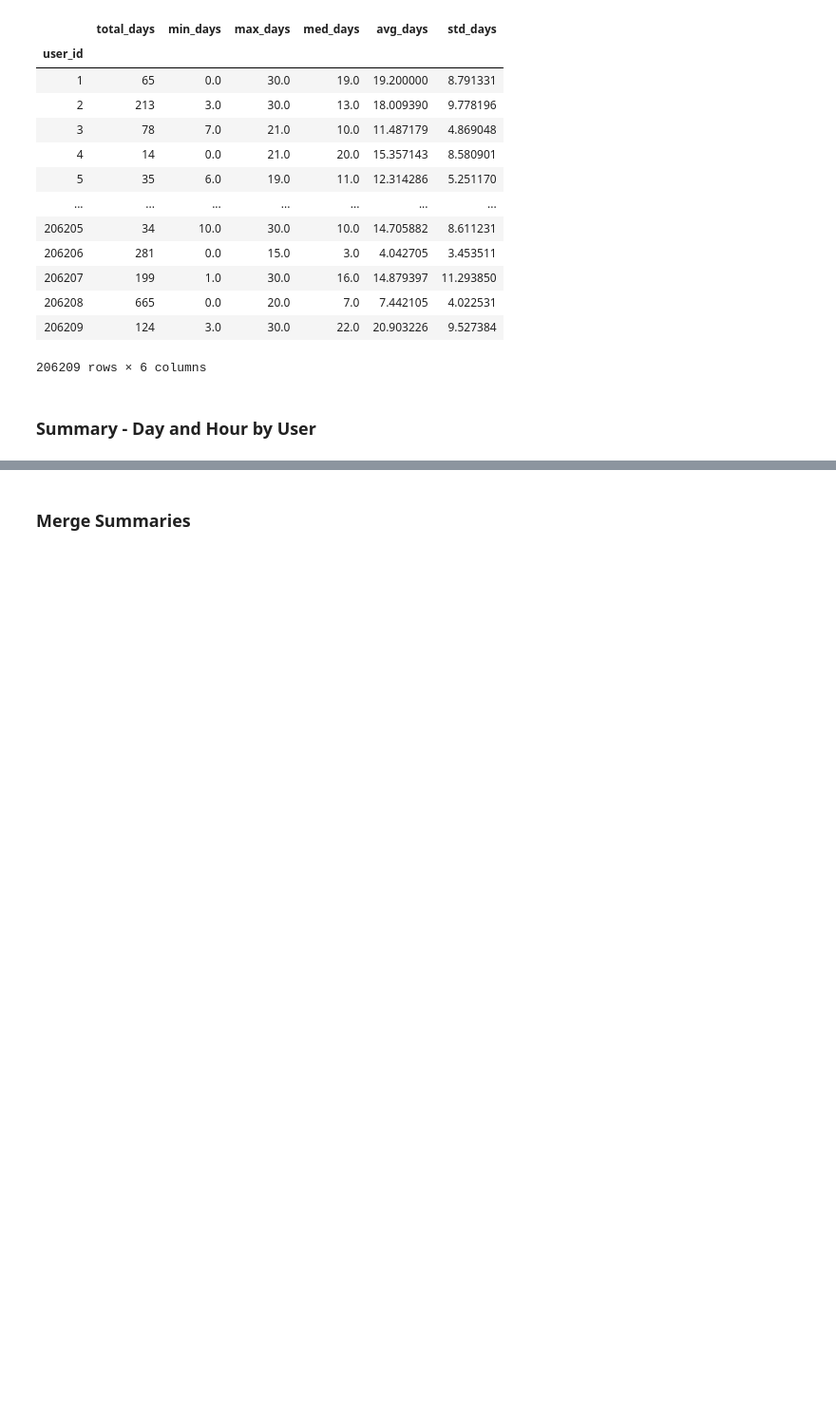
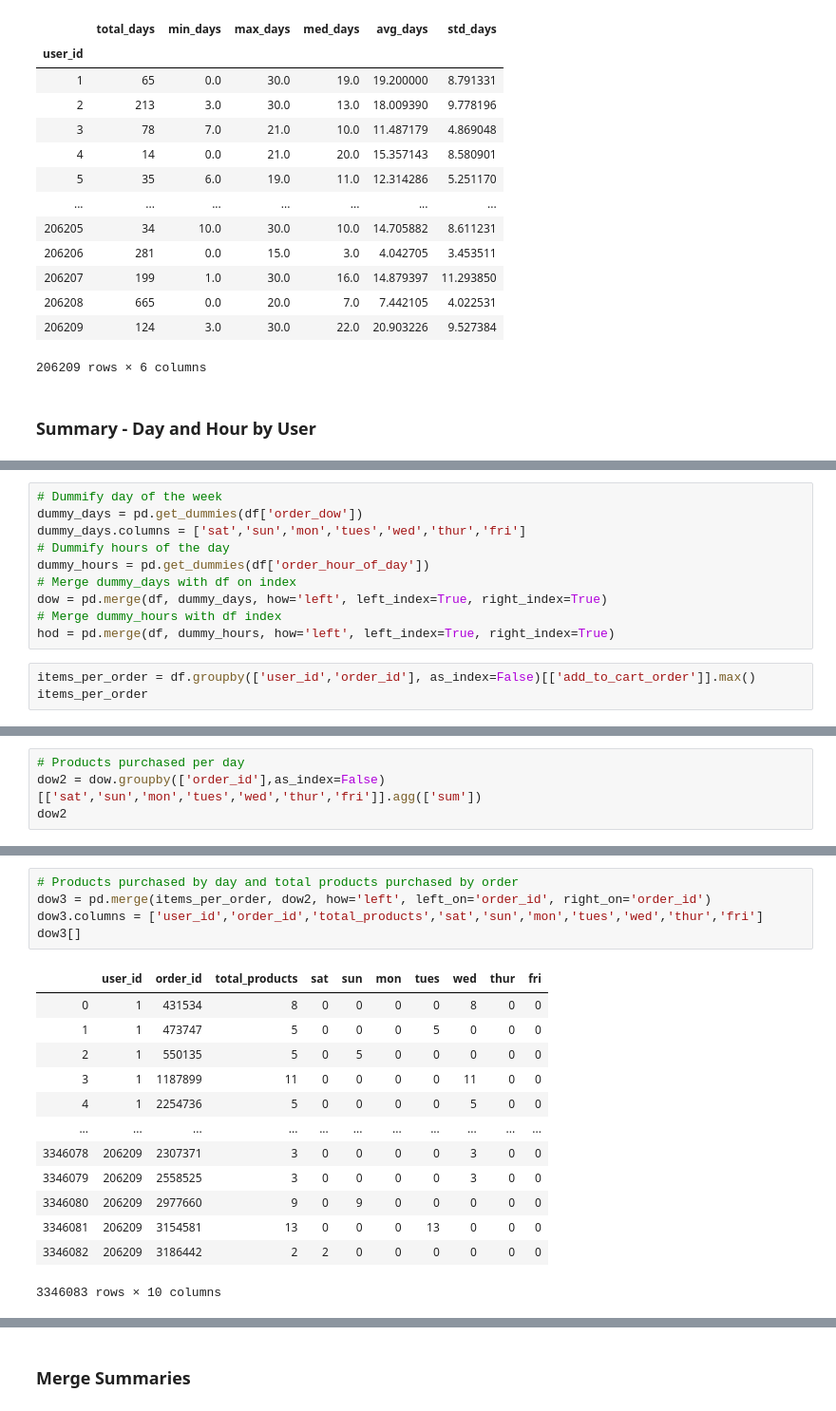
Before and after one commit to Josefa-Sullivan/Instacart, a Jupyter notebook: Jordan/EDA_Jordan.ipynb, the cells around one changed output, grey strips where cells are left out. Shown at 95% size. Saved outputs shown, nothing was run; the diff lists cells and outputs as text; blank space fills up the shorter version.

```diff
--- a/Jordan/EDA_Jordan.ipynb
+++ b/Jordan/EDA_Jordan.ipynb
@@ -134,0 +167,13 @@ days
+# %%
+# Dummify day of the week
+dummy_days = pd.get_dummies(df['order_dow'])
+dummy_days.columns = ['sat','sun','mon','tues','wed','thur','fri']
+# Dummify hours of the day
+dummy_hours = pd.get_dummies(df['order_hour_of_day'])
+# Merge dummy_days with df on index
+dow = pd.merge(df, dummy_days, how='left', left_index=True, right_index=True)
+# Merge dummy_hours with df index
+hod = pd.merge(df, dummy_hours, how='left', left_index=True, right_index=True)
+# %%
+items_per_order = df.groupby(['user_id','order_id'], as_index=False)[['add_to_cart_order']].max()
+items_per_order
@@ -134,0 +194,4 @@ days
+# %%
+# Products purchased per day
+dow2 = dow.groupby(['order_id'],as_index=False)[['sat','sun','mon','tues','wed','thur','fri']].agg(['sum'])
+dow2
@@ -134,0 +214,19 @@ days
+# %%
+# Products purchased by day and total products purchased by order
+dow3 = pd.merge(items_per_order, dow2, how='left', left_on='order_id', right_on='order_id')
+dow3.columns = ['user_id','order_id','total_products','sat','sun','mon','tues','wed','thur','fri']
+dow3[]
+# %% [output]
+|  | user_id | order_id | total_products | sat | sun | mon | tues | wed | thur | fri |
+| 0 | 1 | 431534 | 8 | 0 | 0 | 0 | 0 | 8 | 0 | 0 |
+| 1 | 1 | 473747 | 5 | 0 | 0 | 0 | 5 | 0 | 0 | 0 |
+| 2 | 1 | 550135 | 5 | 0 | 5 | 0 | 0 | 0 | 0 | 0 |
+| 3 | 1 | 1187899 | 11 | 0 | 0 | 0 | 0 | 11 | 0 | 0 |
+| 4 | 1 | 2254736 | 5 | 0 | 0 | 0 | 0 | 5 | 0 | 0 |
+| ... | ... | ... | ... | ... | ... | ... | ... | ... | ... | ... |
+| 3346078 | 206209 | 2307371 | 3 | 0 | 0 | 0 | 0 | 3 | 0 | 0 |
+| 3346079 | 206209 | 2558525 | 3 | 0 | 0 | 0 | 0 | 3 | 0 | 0 |
+| 3346080 | 206209 | 2977660 | 9 | 0 | 9 | 0 | 0 | 0 | 0 | 0 |
+| 3346081 | 206209 | 3154581 | 13 | 0 | 0 | 0 | 13 | 0 | 0 | 0 |
+| 3346082 | 206209 | 3186442 | 2 | 2 | 0 | 0 | 0 | 0 | 0 | 0 |
+3346083 rows × 10 columns
```
Also changed, not shown: parts of 10 cells of this notebook, 1 other file.
